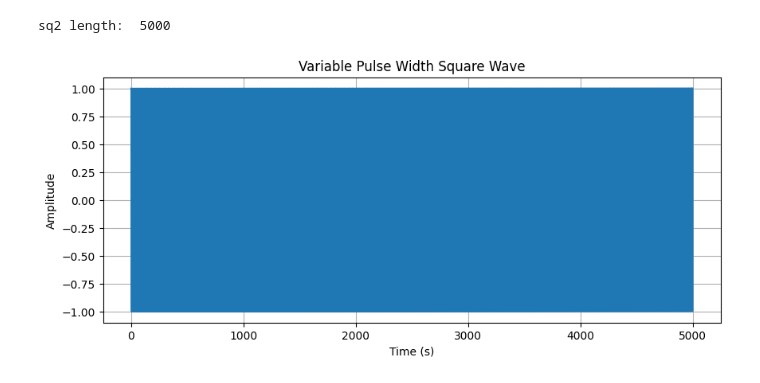
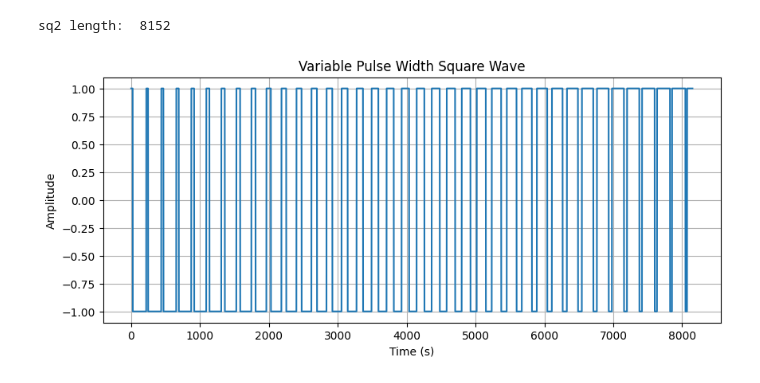
Before and after one commit to DMW9400/DSP-Lab, a Jupyter notebook: wt_gen.ipynb, the cells around one changed output. Saved outputs shown, nothing was run; the diff lists cells and outputs as text; code cells hidden in the pictures.

```diff
--- a/wt_gen.ipynb
+++ b/wt_gen.ipynb
@@ -89,55 +90,50 @@ array([ 5.96200569e-08,  2.88028668e-02,  5.75831376e-02, ...,
 # %%
-def variable_pulse_width_square_wave(min_duty_cycle, max_duty_cycle):
-
+def variable_square():
+    # again, we are generating signals for a wavetable, so frequency and duration can be hardcoded or derived from global vars
     frequency = 440
-    duration = 5000
-    # Calculate the number of samples
-    # num_samples = int(sr * duration)
-    segment_samples = 5000
-    # Create the time array
+    duration = segment_samples / sr
+    # here we are setting the coefficient for the duty cycles, which will determine the extremes of pulsewidth to be
+    min_duty_cycle = 0.1
+    max_duty_cycle = 0.9
     t = np.linspace(0, duration, segment_samples)
 
     # Calculate the duty cycle at each sample point
     duty_cycles = np.linspace(min_duty_cycle, max_duty_cycle, segment_samples)
 
     # Period of the square wave
     period = 1 / frequency
 
     # Create the waveform array
     waveform = np.zeros(segment_samples)
 
     # Generate the waveform
     for i in range(segment_samples):
         # Current time within the period (modulus operation)
         t_mod = t[i] % period
         # Check if the current time is within the high state duration
+        # this conditional will determine if we are before or after the duty cycle point, which determines whether we are outputting 1 or -1 for our amplitude value
         if t_mod < duty_cycles[i] * period:
             waveform[i] = 1
         else:
             waveform[i] = -1  # Assuming bipolar square wave (-amplitude to +amplitude)
 
     return waveform
 
-# Parameters
-amplitude = 1
-frequency = 440  # Hz
-duration = .1  # seconds
-sample_rate = sr  # Hz
-min_duty_cycle = 0.1  # 10%
-max_duty_cycle = 0.9  # 90%
+
 
 # Generate the waveform
-waveform = variable_pulse_width_square_wave(min_duty_cycle, max_duty_cycle)
-sf.write('sq_2.wav', waveform, sr, subtype='FLOAT')
-print('sq2 length: ', waveform.size)
+
+sq2 = variable_square()
+sf.write('sq_2.wav', sq2, sr, subtype='FLOAT')
+print('sq2 length: ', sq2.size)
 # Plot the waveform
 plt.figure(figsize=(10, 4))
-plt.plot(waveform, label="Variable Pulse Width Square Wave")
+plt.plot(sq2, label="Variable Pulse Width Square Wave")
 plt.title("Variable Pulse Width Square Wave")
 plt.xlabel("Time (s)")
 plt.ylabel("Amplitude")
 plt.grid(True)
 plt.show()
 # %% [output]
-sq2 length:  5000
+sq2 length:  8152
-[figure, old version]
+[figure, new version]
```
Also changed, not shown: parts of 7 cells of this notebook, 5 other files.
